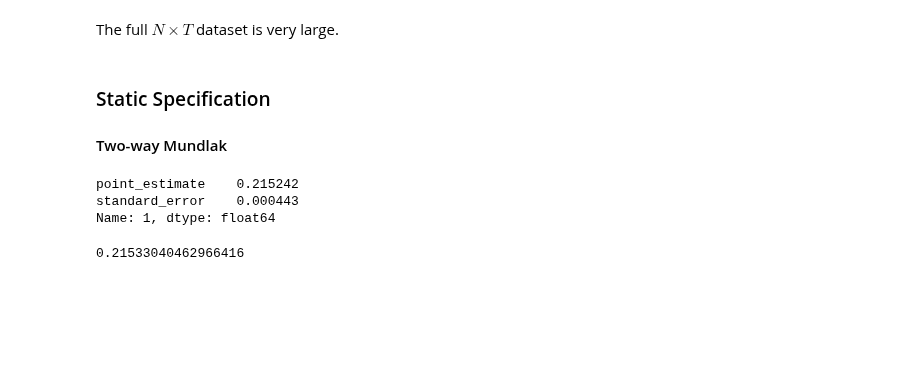
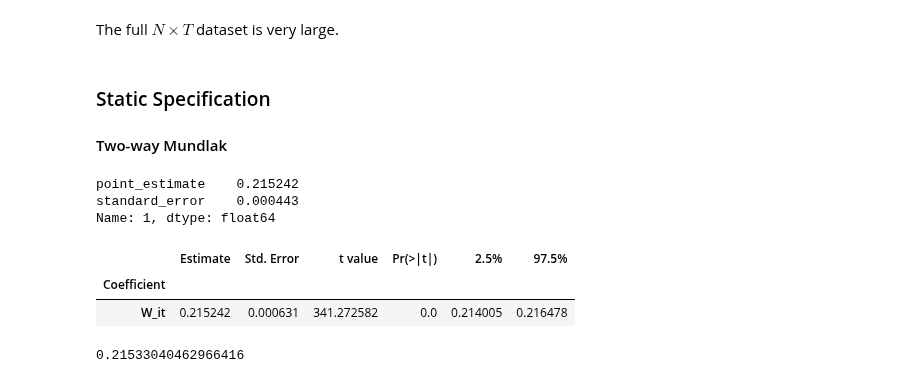
Before and after one commit to py-econometrics/duckreg, a Jupyter notebook: notebooks/event_study.ipynb, the cells around one changed output. Saved outputs shown, nothing was run; the diff lists cells and outputs as text; code cells hidden in the pictures; blank space fills up the shorter version.

```diff
--- a/notebooks/event_study.ipynb
+++ b/notebooks/event_study.ipynb
@@ -148,18 +159,25 @@ mundlak = DuckMundlak(
     seed = 42
 )
 mundlak.fit()
-
-mundlak_results = mundlak.summary()
-
-restab = pd.DataFrame(
-    np.c_[mundlak_results["point_estimate"], mundlak_results["standard_error"]],
-    columns=["point_estimate", "standard_error"],
-).iloc[1, :]
-restab
-# %% [output]
-point_estimate    0.215242
-standard_error    0.000443
-Name: 1, dtype: float64
+# %%
+mundlak_results = mundlak.summary()
+
+restab = pd.DataFrame(
+    np.c_[mundlak_results["point_estimate"], mundlak_results["standard_error"]],
+    columns=["point_estimate", "standard_error"],
+).iloc[1, :]
+restab
+# %% [output]
+point_estimate    0.215242
+standard_error    0.000443
+Name: 1, dtype: float64
+# %%
+m0 = pf.feols("Y_it ~ W_it | unit_id + time_id", vcov={"CRV1": "unit_id"}, data=df)
+m0.tidy()
+# %% [output]
+|  | Estimate | Std. Error | t value | Pr(>|t|) | 2.5% | 97.5% |
+| Coefficient |  |  |  |  |  |  |
+| W_it | 0.215242 | 0.000631 | 341.272582 | 0.0 | 0.214005 | 0.216478 |
 # %%
 treat_effect_vector.mean()
 # %% [output]
```
Also changed, not shown: parts of 6 cells of this notebook, 1 other file.
